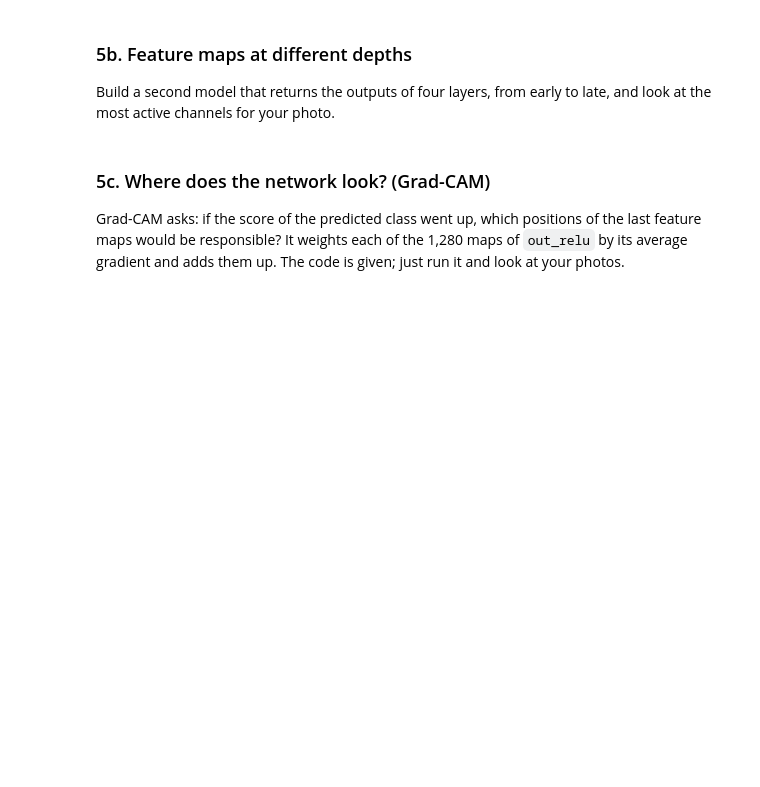
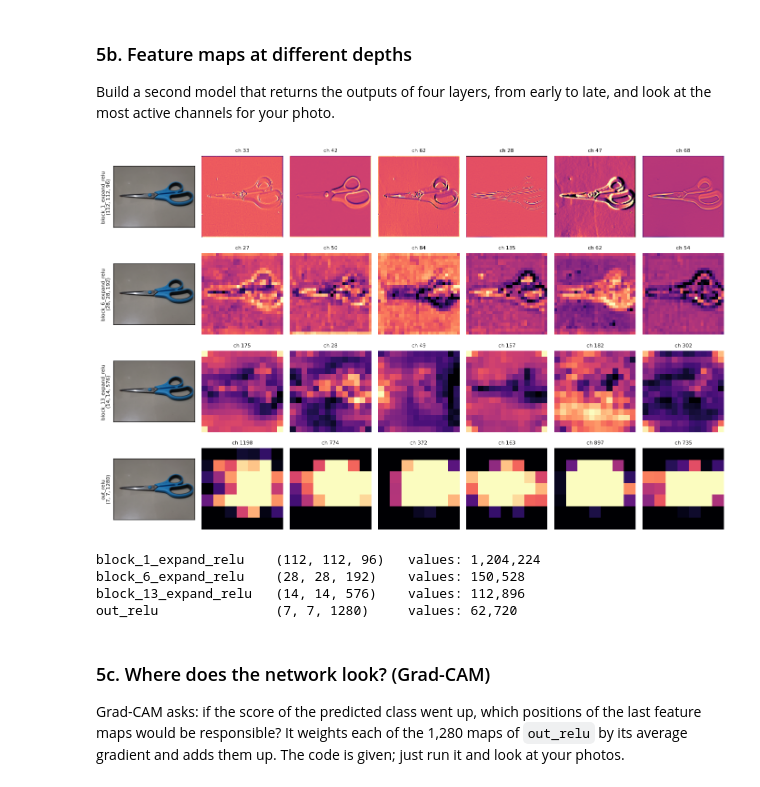
Before and after one commit to Rcjot/csc173, a Jupyter notebook: CSC173_Lecture03_Deep_Computer_Vision_Demo.ipynb, the cells around one changed output. Saved outputs shown, nothing was run; the diff lists cells and outputs as text; code cells hidden in the pictures; blank space fills up the shorter version.

```diff
--- a/CSC173_Lecture03_Deep_Computer_Vision_Demo.ipynb
+++ b/CSC173_Lecture03_Deep_Computer_Vision_Demo.ipynb
@@ -517,20 +533,29 @@ plt.show()
 Build a second model that returns the outputs of four layers, from early to late, and look at the most active channels for your photo.
 # %%
 layer_names = ["block_1_expand_relu", "block_6_expand_relu", "block_13_expand_relu", "out_relu"]
-feature_model = ...   # TODO: tf.keras.Model with model.input and the outputs of these layers
+feature_model = tf.keras.Model(
+    inputs=model.input,
+    outputs=[model.get_layer(name).output for name in layer_names]
+)   # TODO: tf.keras.Model with model.input and the outputs of these layers
 
 feats = feature_model.predict(prepare(open_photo(paths[MY_PICK]))[None], verbose=0)
 fig, axes = plt.subplots(len(layer_names), 7, figsize=(14, 2.2 * len(layer_names)))
 for row, (name, fmap) in zip(axes, zip(layer_names, feats)):
     fmap = fmap[0]
     row[0].imshow(images[MY_PICK]); row[0].set_ylabel(f"{name}\n{fmap.shape}", fontsize=8)
     row[0].set_xticks([]); row[0].set_yticks([])
     best = np.argsort(fmap.mean(axis=(0, 1)))[::-1][:6]      # the 6 most active channels
     for ax, ch in zip(row[1:], best):
         ax.imshow(fmap[:, :, ch], cmap="magma"); ax.set_title(f"ch {ch}", fontsize=8); ax.axis("off")
 plt.tight_layout(); plt.show()
 for name, fmap in zip(layer_names, feats):
     print(f"{name:22s} {str(fmap.shape[1:]):16s} values: {np.prod(fmap.shape[1:]):,}")
+# %% [output]
+[figure, added]
+block_1_expand_relu    (112, 112, 96)   values: 1,204,224
+block_6_expand_relu    (28, 28, 192)    values: 150,528
+block_13_expand_relu   (14, 14, 576)    values: 112,896
+out_relu               (7, 7, 1280)     values: 62,720
 # %% [markdown]
 ### 5c. Where does the network look? (Grad-CAM)
 
```
Also changed, not shown: parts of 9 cells of this notebook.
